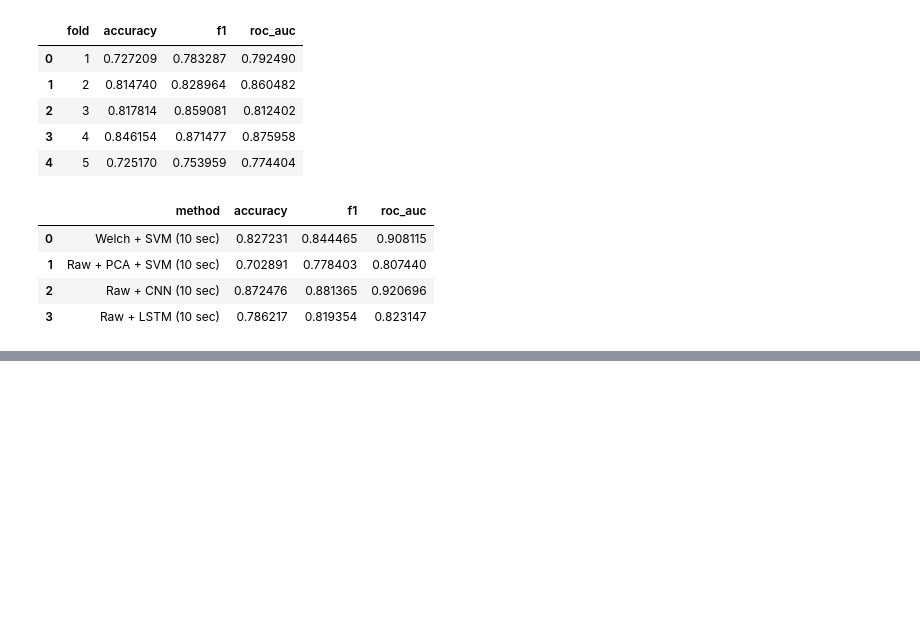
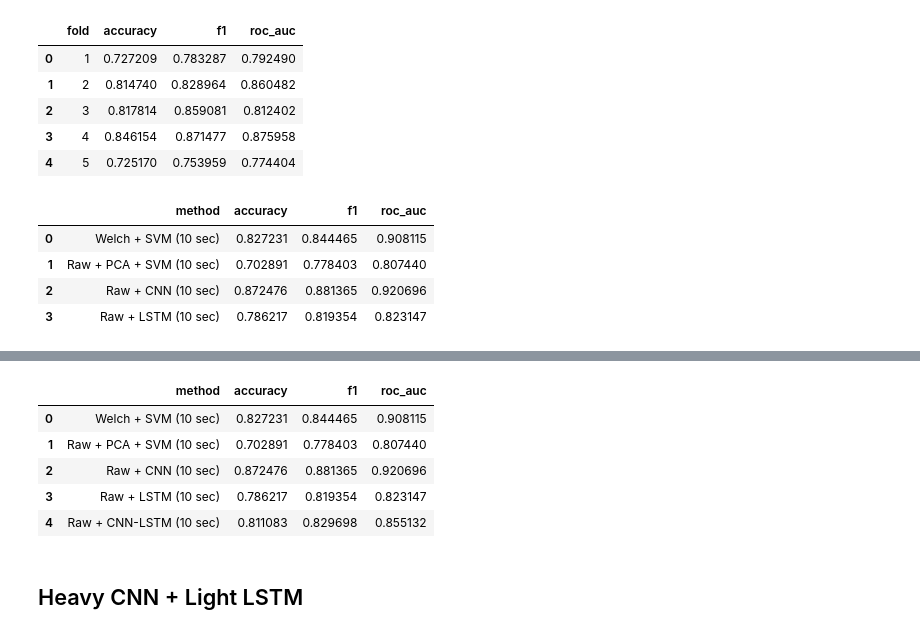
Before and after one commit to BJAngulo/MSSE-277b-final-project-, a Jupyter notebook: notebooks/Raw EEG.ipynb, the cells around one changed output, grey strips where cells are left out. Cells and saved outputs as stored; diff of their text form; code cells hidden in the pictures; blank space fills up the shorter version.

Commit message:
Add cnn+lstm

```diff
--- a/notebooks/Raw EEG.ipynb
+++ b/notebooks/Raw EEG.ipynb
@@ -1828,0 +1933,9 @@ comparison_df
+# %%
+cnn_lstm_results = evaluate_cnn_lstm_groupkfold(
+    X_cnn,
+    y_raw_10,
+    groups_raw_10,
+    n_splits=5,
+    epochs=10,
+    batch_size=32
+)
@@ -1828,0 +1962,44 @@ comparison_df
+# %%
+comparison_df = pd.DataFrame([
+    {
+        "method": "Welch + SVM (10 sec)",
+        "accuracy": 0.827231,
+        "f1": 0.844465,
+        "roc_auc": 0.908115
+    },
+    {
+        "method": "Raw + PCA + SVM (10 sec)",
+        "accuracy": 0.702891,
+        "f1": 0.778403,
+        "roc_auc": 0.807440
+    },
+    {
+        "method": "Raw + CNN (10 sec)",
+        "accuracy": 0.872476,
+        "f1": 0.881365,
+        "roc_auc": 0.920696
+    },
+    {
+        "method": "Raw + LSTM (10 sec)",
+        "accuracy": 0.786217,
+        "f1": 0.819354,
+        "roc_auc": 	0.823147
+    },
+    {
+        "method": "Raw + CNN-LSTM (10 sec)",
+        "accuracy": cnn_lstm_results["accuracy"],
+        "f1": cnn_lstm_results["f1"],
+        "roc_auc": cnn_lstm_results["roc_auc"]
+    }
+])
+
+comparison_df
+# %% [output]
+|  | method | accuracy | f1 | roc_auc |
+| 0 | Welch + SVM (10 sec) | 0.827231 | 0.844465 | 0.908115 |
+| 1 | Raw + PCA + SVM (10 sec) | 0.702891 | 0.778403 | 0.807440 |
+| 2 | Raw + CNN (10 sec) | 0.872476 | 0.881365 | 0.920696 |
+| 3 | Raw + LSTM (10 sec) | 0.786217 | 0.819354 | 0.823147 |
+| 4 | Raw + CNN-LSTM (10 sec) | 0.811083 | 0.829698 | 0.855132 |
+# %% [markdown]
+## Heavy CNN + Light LSTM
```
Also changed, not shown: parts of 13 cells of this notebook.
